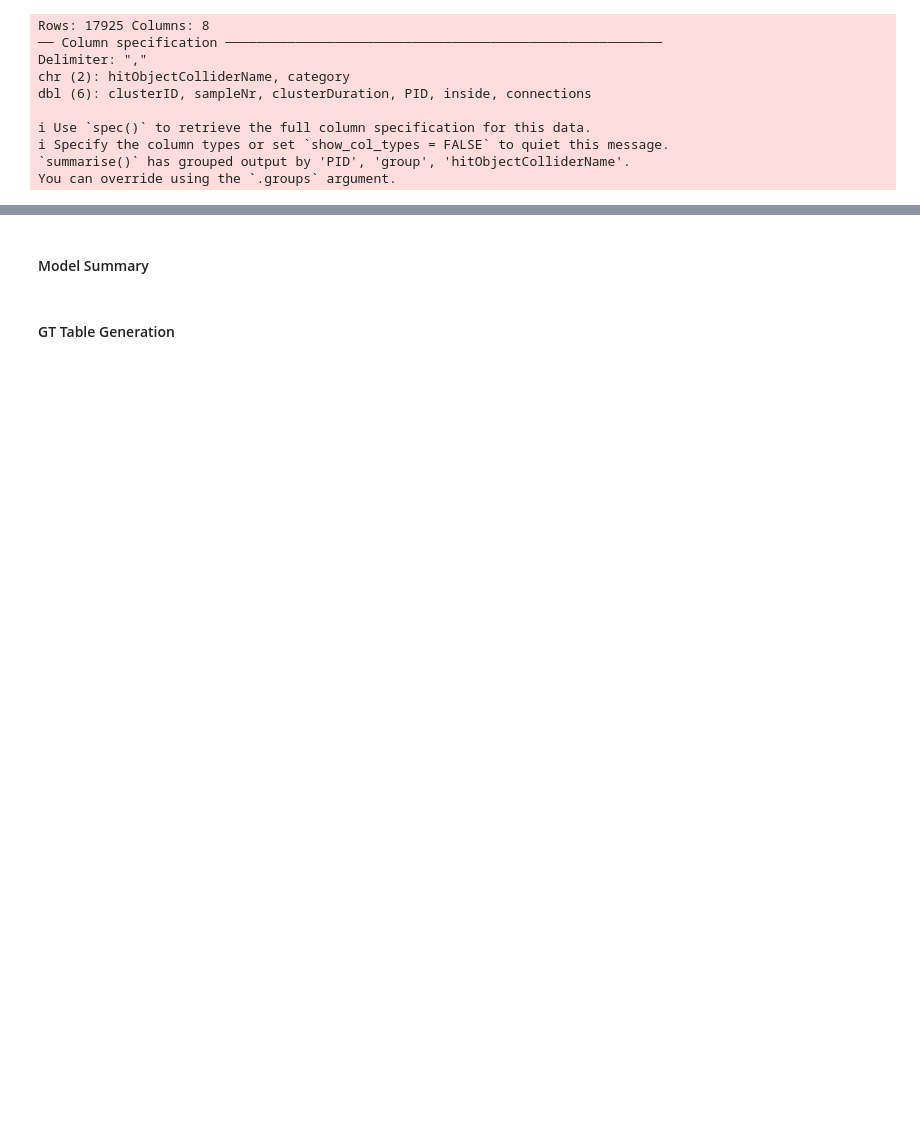
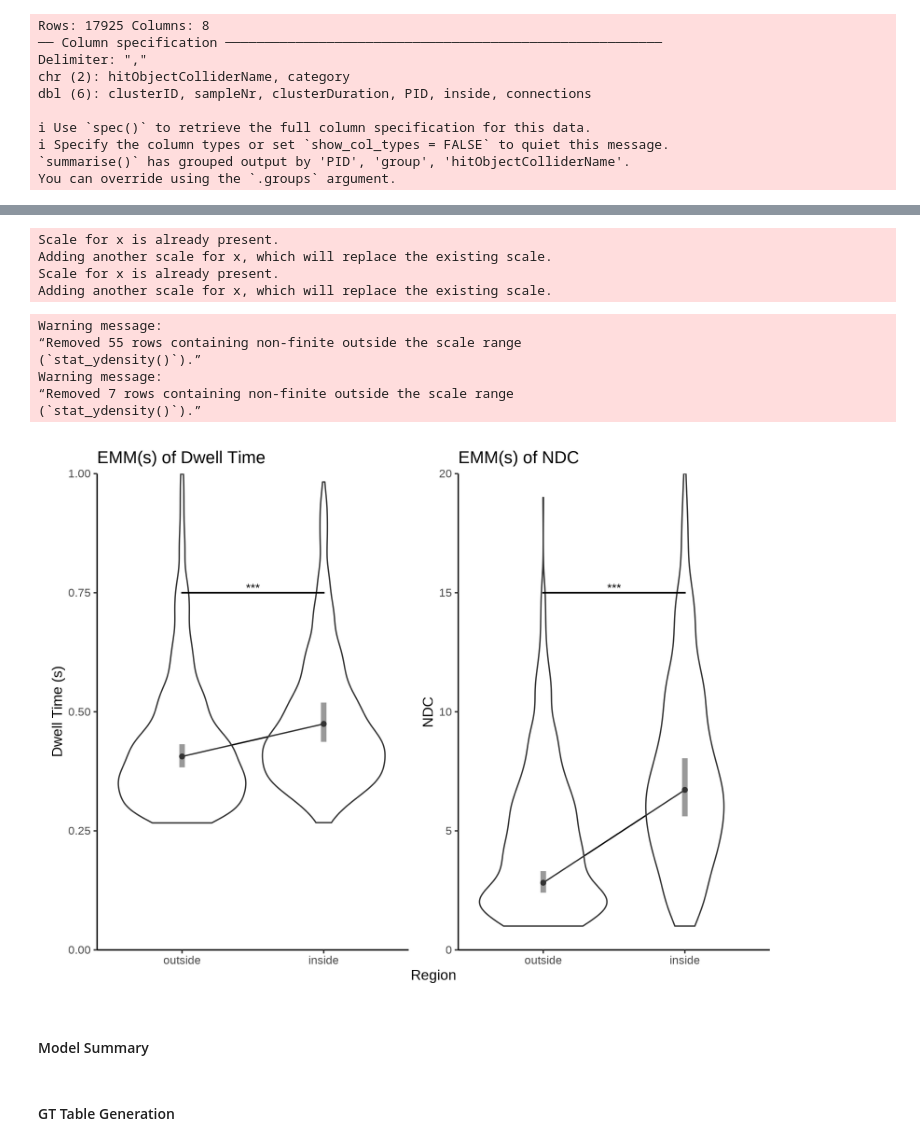
Before and after one commit to SanD94/VReGTrET, a Jupyter notebook: GraphTheory_ET_VR_Westbrueck/Analysis/raw_gaze_analysis/notebooks/results/results_scotoma.ipynb, the cells around one changed output, grey strips where cells are left out. Cells and saved outputs as stored; diff of their text form; code cells hidden in the pictures; blank space fills up the shorter version.

```diff
--- a/GraphTheory_ET_VR_Westbrueck/Analysis/raw_gaze_analysis/notebooks/results/results_scotoma.ipynb
+++ b/GraphTheory_ET_VR_Westbrueck/Analysis/raw_gaze_analysis/notebooks/results/results_scotoma.ipynb
@@ -387,2 +207,30 @@ Warning message:
+# %%
+emm_region_dwell_model_full <- model_full %>% extract_emmeans(~ building_location)
+dwell_model_full_contrasts_region <- emm_region_dwell_model_full %>% extract_contrasts()
+
+emm_region_ndc_model_full <- node_model_full %>% extract_emmeans(~ building_location)
+ndc_model_full_contrasts_region <- emm_region_ndc_model_full %>% extract_contrasts()
+
+dwell_contrast_table <- format_contrast_table(dwell_model_full_contrasts_region,y_positions = c(0.75),sig_labels = c("***"))
+ndc_contrast_table <- format_contrast_table(ndc_model_full_contrasts_region, y_positions = c(15), sig_labels = c("***"))
+# %%
+dwell_time_location_fig <- plot_dwell_time_by_location(model_full_emm, df, contrast_table = dwell_contrast_table)
+ndc_location_fig <- plot_ndc_by_location(node_model_full_emm, df_node, contrast_table = ndc_contrast_table)
+combined_location_fig <- combine_dwell_ndc_plots_by_location(dwell_time_location_fig, ndc_location_fig)
+# %% [output]
+Scale for x is already present.
+Adding another scale for x, which will replace the existing scale.
+Scale for x is already present.
+Adding another scale for x, which will replace the existing scale.
+# %%
+combined_location_fig
+# %% [output]
+Warning message:
+“Removed 55 rows containing non-finite outside the scale range
+(`stat_ydensity()`).”
+Warning message:
+“Removed 7 rows containing non-finite outside the scale range
+(`stat_ydensity()`).”
+[figure, added]
 # %% [markdown]
 #### Model Summary
```
Also changed, not shown: parts of 36 cells of this notebook.
